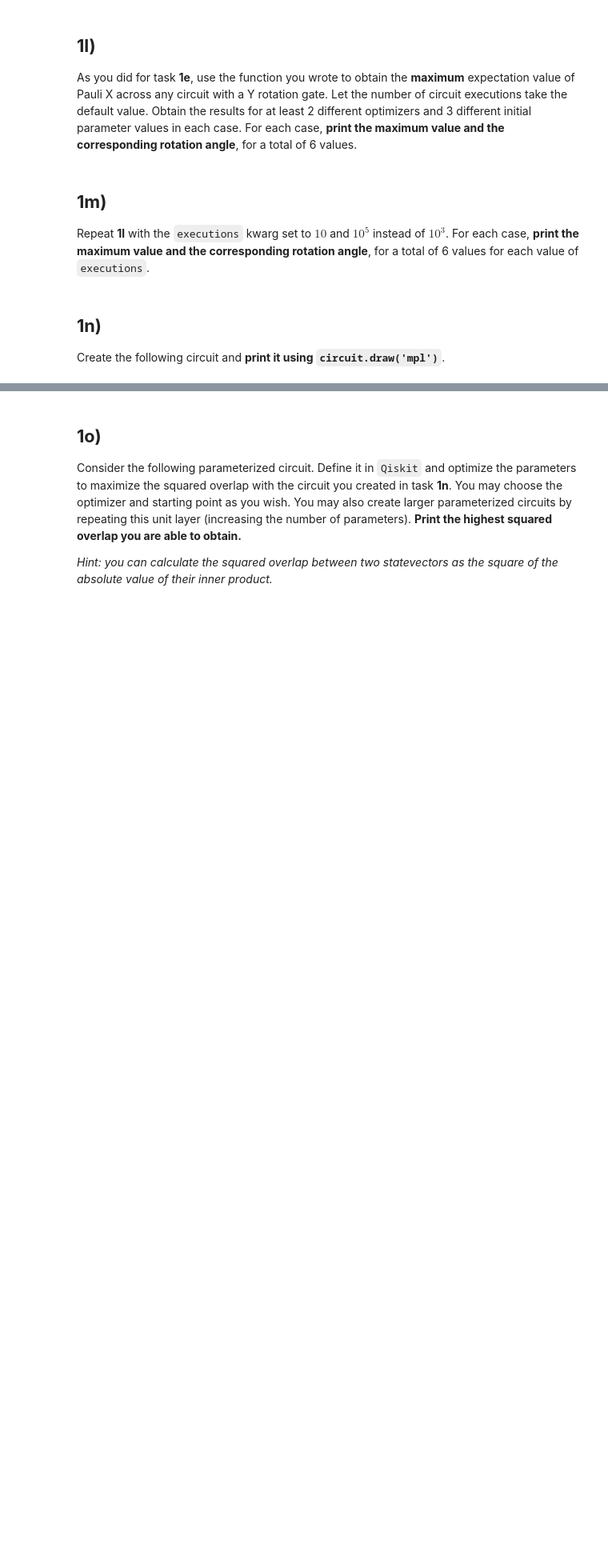
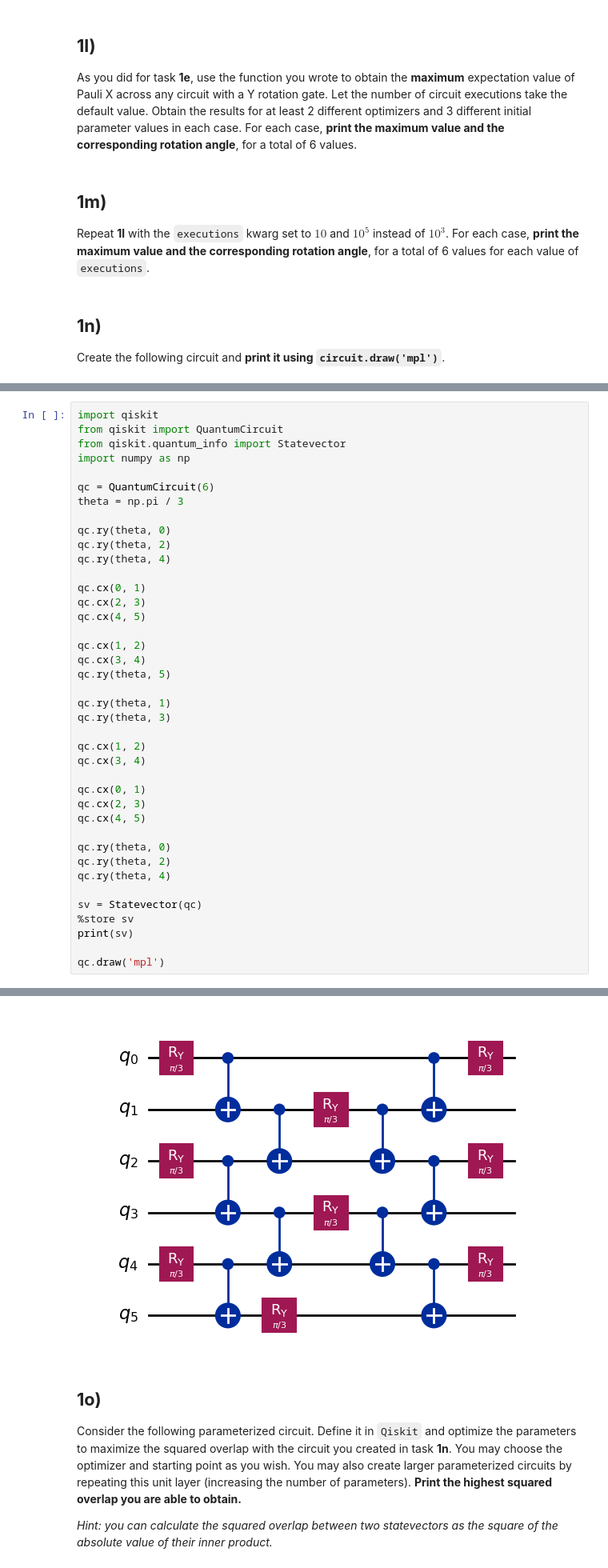
Before and after one commit to RhettHenderson/VTQ-Hackathon-2025, a Jupyter notebook: VTQ_Hackathon_prompt.ipynb, the cells around one changed output, grey strips where cells are left out. Shown: that part at 80% size. Saved outputs shown, nothing was run; the diff lists cells and outputs as text; blank space fills up the shorter version.

```diff
--- a/VTQ_Hackathon_prompt.ipynb
+++ b/VTQ_Hackathon_prompt.ipynb
@@ -444,3 +444,44 @@ Repeat **1l** with the `executions` kwarg set to $10$ and $10^5$ instead of $10^
 Create the following circuit and **print it using `circuit.draw('mpl')`**.
 # %% [markdown]
 ![image.png](embedded-picture-1)
+# %%
+import qiskit
+from qiskit import QuantumCircuit
+from qiskit.quantum_info import Statevector
+import numpy as np
+
+qc = QuantumCircuit(6)
+theta = np.pi / 3
+
+qc.ry(theta, 0)
+qc.ry(theta, 2)
+qc.ry(theta, 4)
+
+qc.cx(0, 1)
+qc.cx(2, 3)
+qc.cx(4, 5)
+
+qc.cx(1, 2)
+qc.cx(3, 4)
+qc.ry(theta, 5)
+
+qc.ry(theta, 1)
+qc.ry(theta, 3)
+
+qc.cx(1, 2)
+qc.cx(3, 4)
+
+qc.cx(0, 1)
+qc.cx(2, 3)
+qc.cx(4, 5)
+
+qc.ry(theta, 0)
+qc.ry(theta, 2)
+qc.ry(theta, 4)
+
+sv = Statevector(qc)
+%store sv
+print(sv)
+
+qc.draw('mpl')
+# %% [output]
@@ -447,3 +505,4 @@ Create the following circuit and **print it using `circuit.draw('mpl')`**.
+[figure, added]
 # %% [markdown]
 ## **1o)**
 
```
Also changed, not shown: parts of 2 cells of this notebook.
